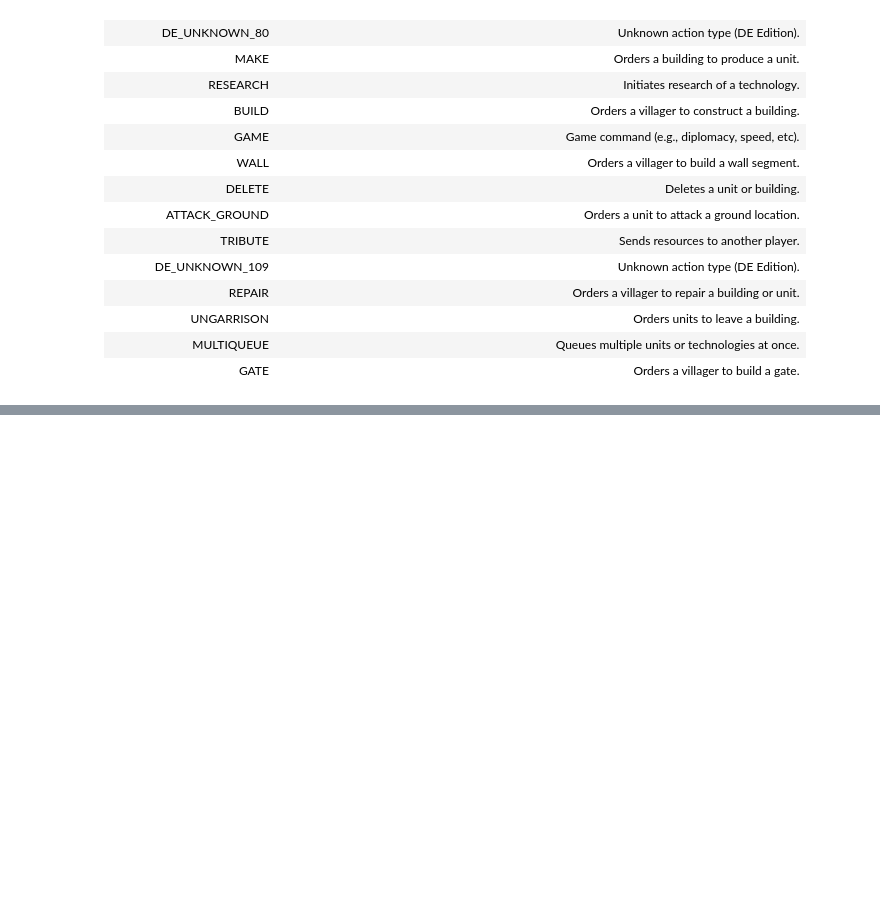
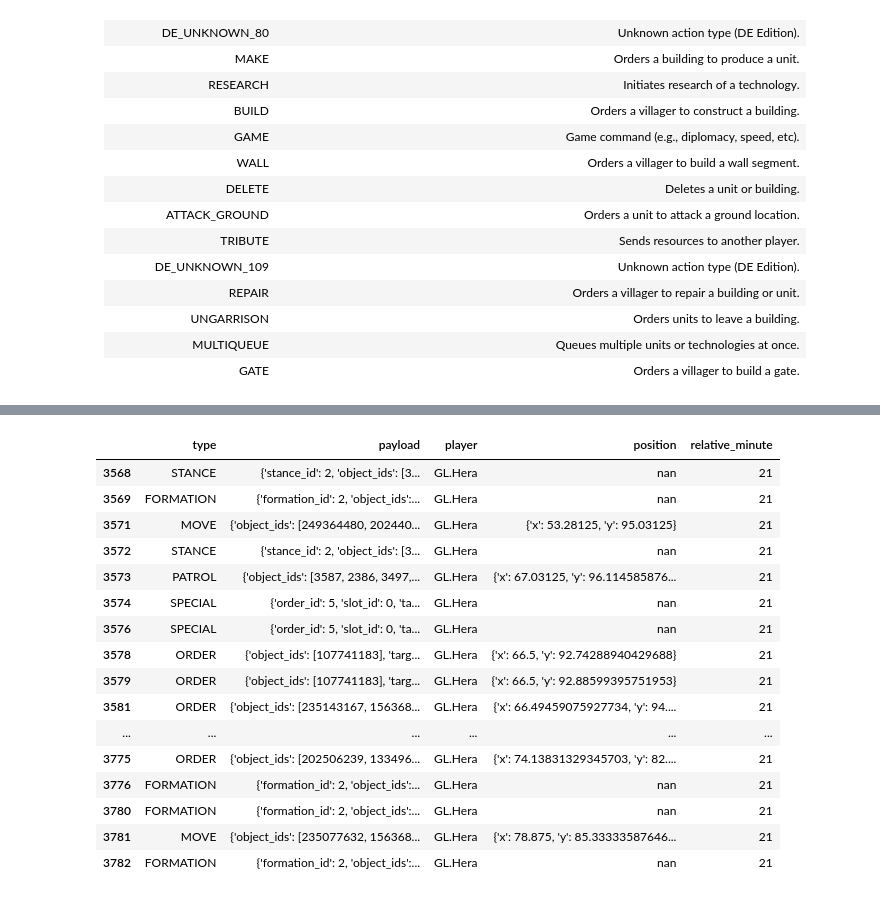
Before and after one commit to lcguerrerocovo/aoe-apm-analysis, a Jupyter notebook: notebooks/apm_analysis.ipynb, the cells around one changed output, grey strips where cells are left out. Drawn from its saved outputs; the diff is of its cells as text; code cells hidden in the pictures; blank space fills up the shorter version.

```diff
--- a/notebooks/apm_analysis.ipynb
+++ b/notebooks/apm_analysis.ipynb
@@ -116,0 +164,8 @@ plot_apm(prepare_rec('./data/theviper.aoe2record'))
+# %%
+df = rec_to_df('./data/hera_barles_decider.aoe2record')
+
+filtered = df[
+    (df['player'] == 'GL.Hera') &
+    (df['relative_minute'].astype(float).astype(int) == 21)
+]
+filtered.head()
@@ -116,0 +179,20 @@ plot_apm(prepare_rec('./data/theviper.aoe2record'))
+# %%
+display_full(filtered)
+# %% [output]
+|  | type | payload | player | position | relative_minute |
+| 3568 | STANCE | {'stance_id': 2, 'object_ids': [3... | GL.Hera | nan | 21 |
+| 3569 | FORMATION | {'formation_id': 2, 'object_ids':... | GL.Hera | nan | 21 |
+| 3571 | MOVE | {'object_ids': [249364480, 202440... | GL.Hera | {'x': 53.28125, 'y': 95.03125} | 21 |
+| 3572 | STANCE | {'stance_id': 2, 'object_ids': [3... | GL.Hera | nan | 21 |
+| 3573 | PATROL | {'object_ids': [3587, 2386, 3497,... | GL.Hera | {'x': 67.03125, 'y': 96.114585876... | 21 |
+| 3574 | SPECIAL | {'order_id': 5, 'slot_id': 0, 'ta... | GL.Hera | nan | 21 |
+| 3576 | SPECIAL | {'order_id': 5, 'slot_id': 0, 'ta... | GL.Hera | nan | 21 |
+| 3578 | ORDER | {'object_ids': [107741183], 'targ... | GL.Hera | {'x': 66.5, 'y': 92.74288940429688} | 21 |
+| 3579 | ORDER | {'object_ids': [107741183], 'targ... | GL.Hera | {'x': 66.5, 'y': 92.88599395751953} | 21 |
+| 3581 | ORDER | {'object_ids': [235143167, 156368... | GL.Hera | {'x': 66.49459075927734, 'y': 94.... | 21 |
+| ... | ... | ... | ... | ... | ... |
+| 3775 | ORDER | {'object_ids': [202506239, 133496... | GL.Hera | {'x': 74.13831329345703, 'y': 82.... | 21 |
+| 3776 | FORMATION | {'formation_id': 2, 'object_ids':... | GL.Hera | nan | 21 |
+| 3780 | FORMATION | {'formation_id': 2, 'object_ids':... | GL.Hera | nan | 21 |
+| 3781 | MOVE | {'object_ids': [235077632, 156368... | GL.Hera | {'x': 78.875, 'y': 85.33333587646... | 21 |
+| 3782 | FORMATION | {'formation_id': 2, 'object_ids':... | GL.Hera | nan | 21 |
```
Also changed, not shown: parts of 9 cells of this notebook, 3 other files.
